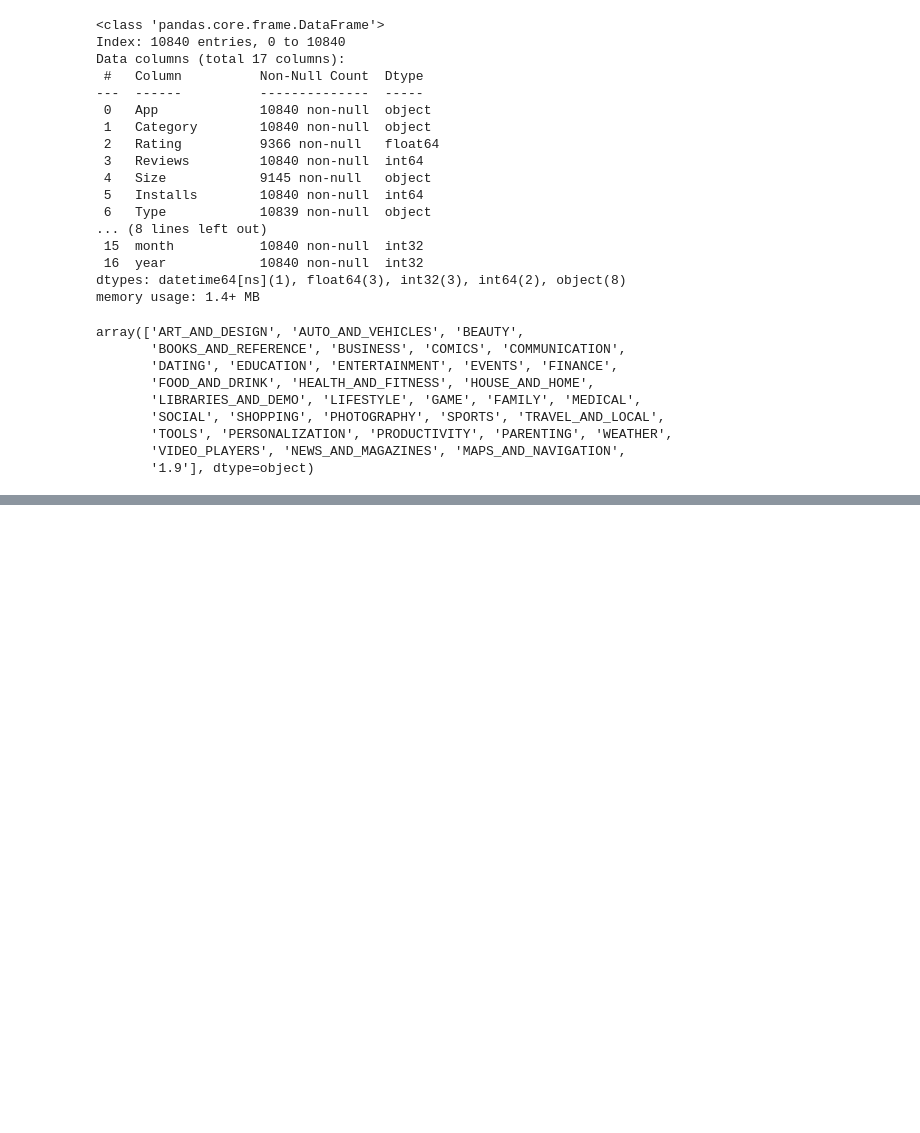
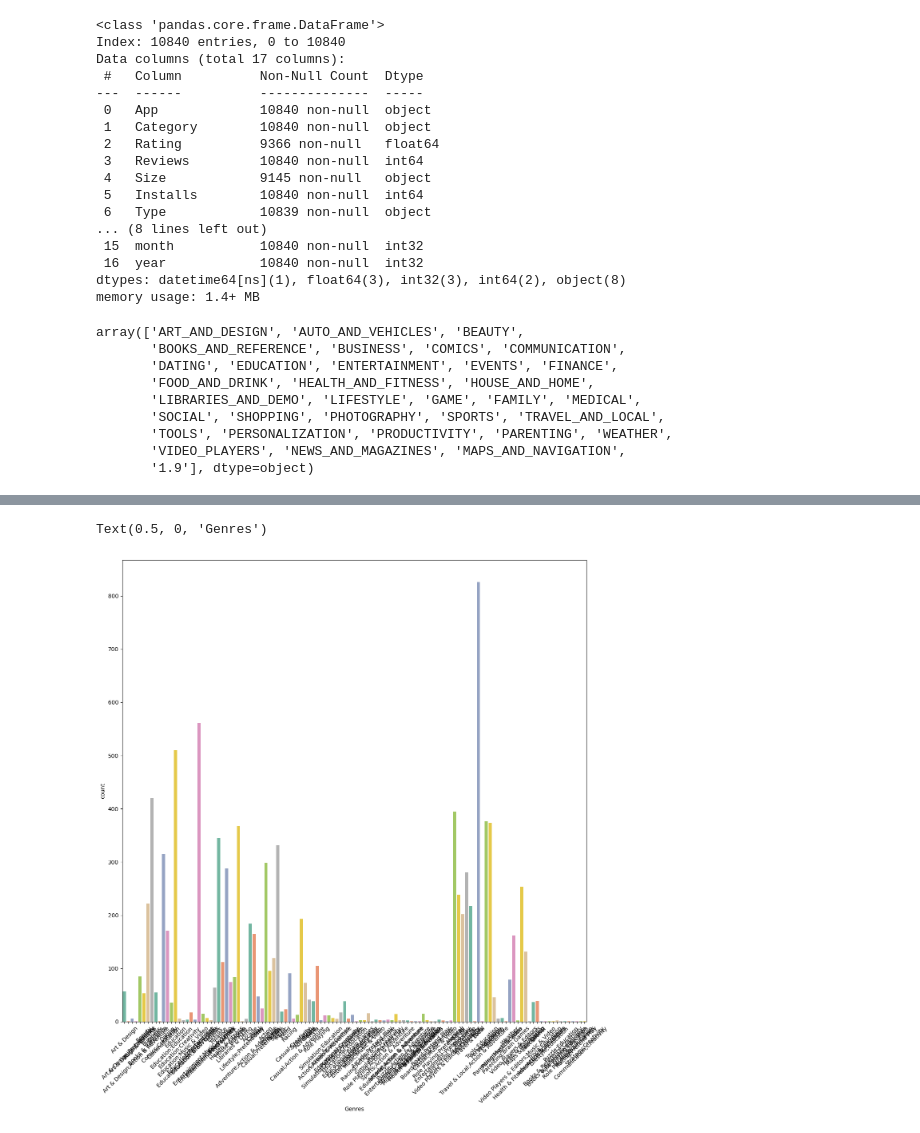
Before and after one commit to Abhoy-Ghosh/AI_ML_DS, a Jupyter notebook: 04_EDA/4.3_data_cleaning_google_playstore_EDA.ipynb, the cells around one changed output, grey strips where cells are left out. Drawn from its saved outputs; the diff is of its cells as text; code cells hidden in the pictures; blank space fills up the shorter version.

```diff
--- a/04_EDA/4.3_data_cleaning_google_playstore_EDA.ipynb
+++ b/04_EDA/4.3_data_cleaning_google_playstore_EDA.ipynb
@@ -293,0 +448,10 @@ df_copy.to_csv('google_playstore_cleaned_data.csv')
+# %%
+plt.figure(figsize =(15,15))
+
+
+sns.countplot(x =data['Genres'],palette='Set2')
+plt.xticks(rotation = 45)
+plt.xlabel("Genres")
+# %% [output]
+Text(0.5, 0, 'Genres')
+[figure, added]
```
Also changed, not shown: parts of 33 cells of this notebook.
